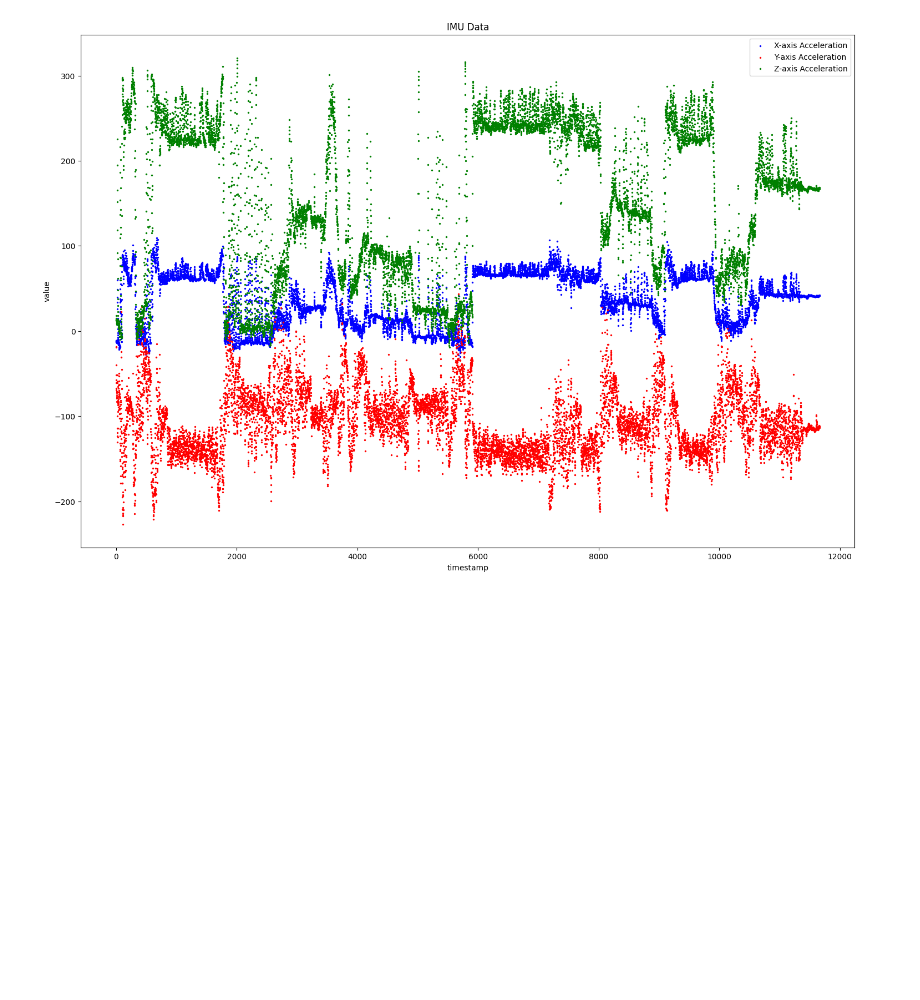
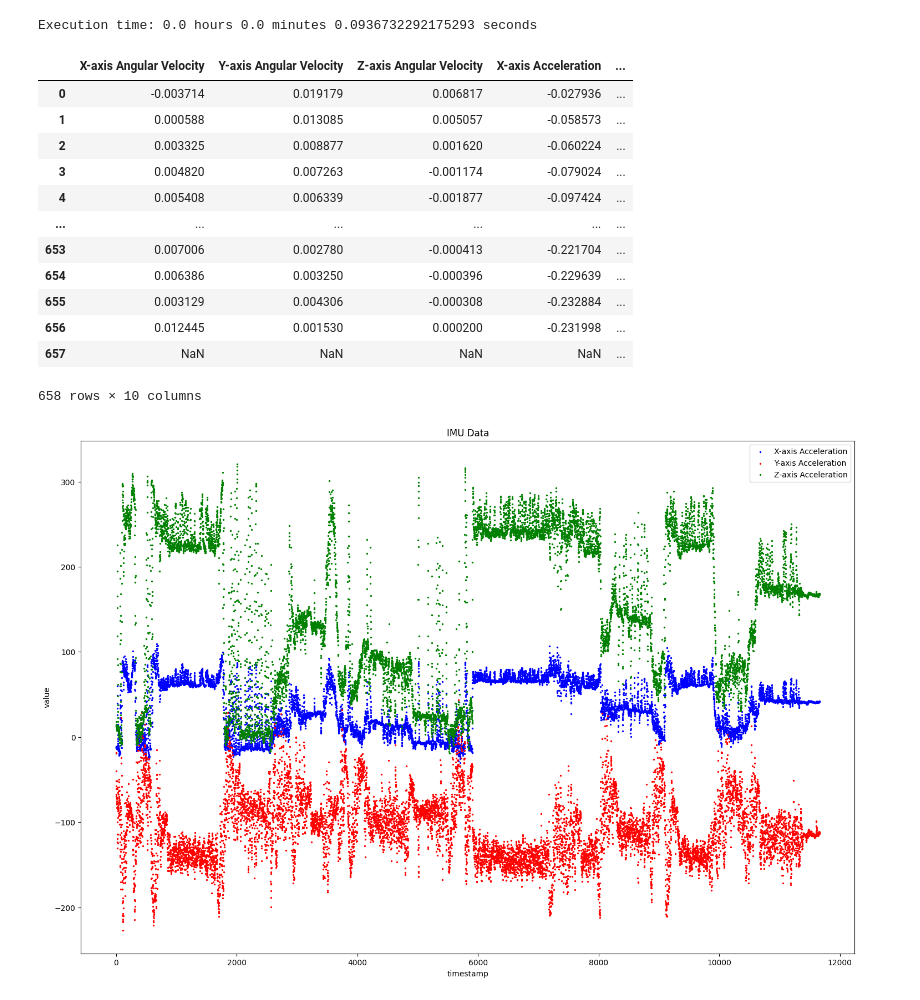
Before and after one commit to SROP6313/Motor_RideTrack, a Jupyter notebook: IMU_Analyze.ipynb, the cells around one changed output. Drawn from its saved outputs; the diff is of its cells as text; code cells hidden in the pictures; blank space fills up the shorter version.

```diff
--- a/IMU_Analyze.ipynb
+++ b/IMU_Analyze.ipynb
@@ -46,3 +61,43 @@ plt.show()
+# %%
+# # 處理IMU的RawData，轉成可以使用的.csv檔案
+# SensorFusion.Axis_Process('20240528_stand_test.xls', '20240528_stand_test.csv')
+
+# #校正歸零角度
+# df = pd.read_csv('20240528_stand_test.csv')
+# SensorFusion.calibrate_angles(df, '20240528_stand_test.csv')
+
+# #校正歸角速度  (K依每次開始前機車靜置校正不同有所改變)
+# df = pd.read_csv('20240528_stand_test.csv')
+# SensorFusion.calibrate_imu(df, 50, '20240528_stand_test.csv')
+
+# # 正規化
+# df = pd.read_csv('20240528_stand_test.csv')
+
+feature = ['X-axis Angular Velocity', 'Y-axis Angular Velocity',
+       'Z-axis Angular Velocity', 'X-axis Acceleration', 'Y-axis Acceleration',
+       'Z-axis Acceleration', 'X-axis Angle', 'Y-axis Angle', 'Z-axis Angle']
+
+
+# SensorFusion.normalize_data(df, feature, method="minmax", save_path='20240528_stand_test.csv')
+
+# 卡爾曼濾波器(https://pypi.org/project/filterpy/)
+df = pd.read_csv('20240528_stand_test.csv')
+SensorFusion.apply_kalman_filter(df, feature,  q_noise=0.0001, r_noise=0.001, save_path='20240528_stand_test.csv')
+# %% [output]
+Execution time: 0.0 hours 0.0 minutes 0.0936732292175293 seconds
+|  | X-axis Angular Velocity | Y-axis Angular Velocity | Z-axis Angular Velocity | X-axis Acceleration | ... |
+| 0 | -0.003714 | 0.019179 | 0.006817 | -0.027936 | ... |
+| 1 | 0.000588 | 0.013085 | 0.005057 | -0.058573 | ... |
+| 2 | 0.003325 | 0.008877 | 0.001620 | -0.060224 | ... |
+| 3 | 0.004820 | 0.007263 | -0.001174 | -0.079024 | ... |
+| 4 | 0.005408 | 0.006339 | -0.001877 | -0.097424 | ... |
+| ... | ... | ... | ... | ... | ... |
+| 653 | 0.007006 | 0.002780 | -0.000413 | -0.221704 | ... |
+| 654 | 0.006386 | 0.003250 | -0.000396 | -0.229639 | ... |
+| 655 | 0.003129 | 0.004306 | -0.000308 | -0.232884 | ... |
+| 656 | 0.012445 | 0.001530 | 0.000200 | -0.231998 | ... |
+| 657 | NaN | NaN | NaN | NaN | ... |
+658 rows × 10 columns
 # %%
 # 處理後的IMU資料
 import matplotlib.pyplot as plt
```
Also changed, not shown: parts of 3 cells of this notebook, 3 other files.
